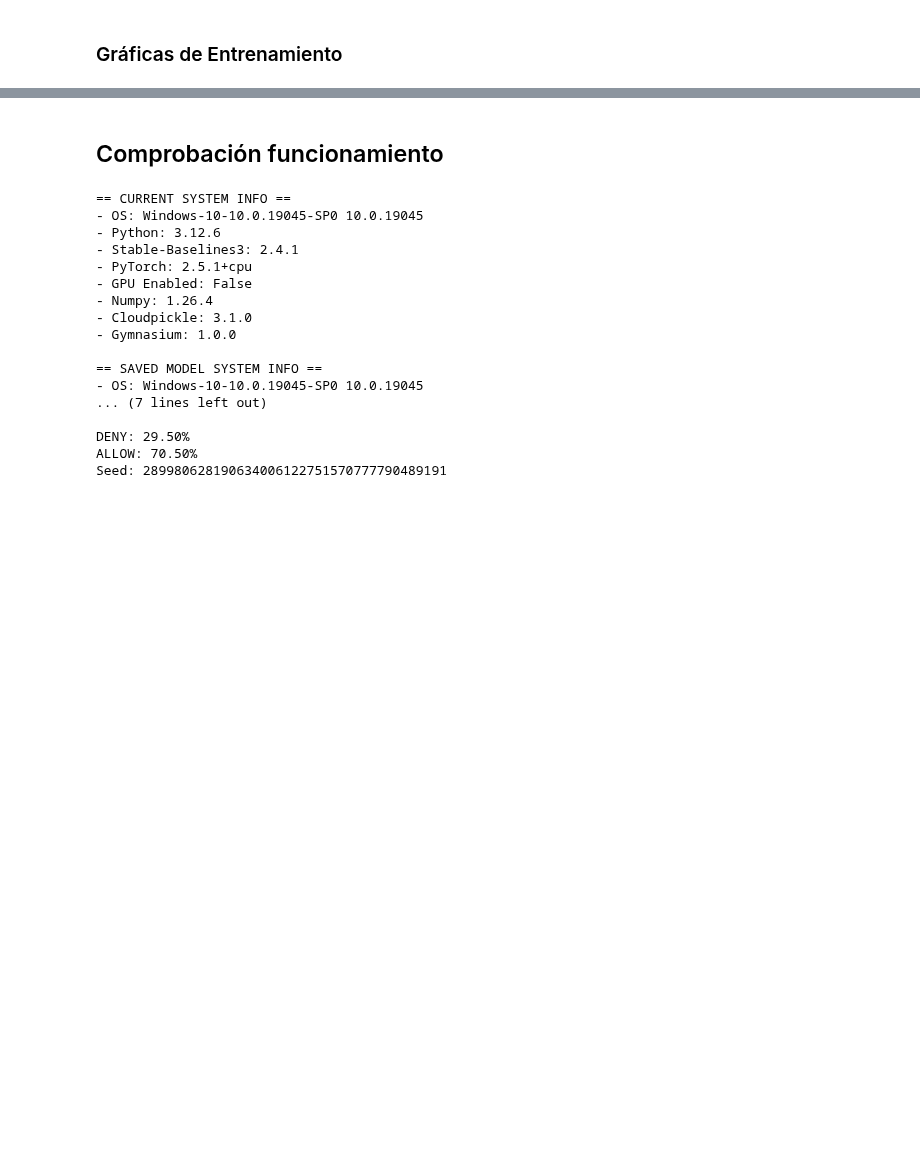
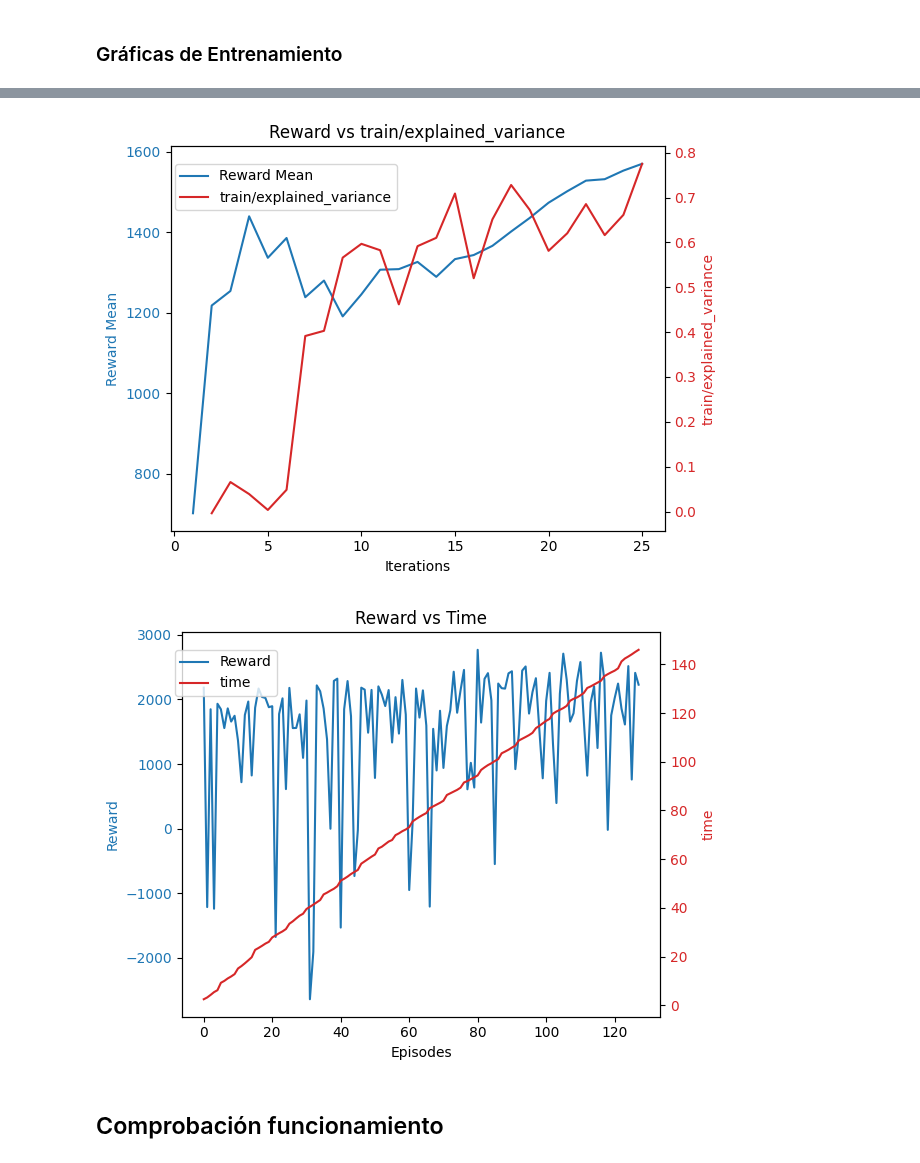
Before and after one commit to CesarRodrigu/GII-24.19-contramedidas-IoT-mediante-reinforcement-learning, a Jupyter notebook: RL/RedInicial.ipynb, the cells around one changed output, grey strips where cells are left out. Saved outputs shown, nothing was run; the diff lists cells and outputs as text; code cells hidden in the pictures; blank space fills up the shorter version.

```diff
--- a/RL/RedInicial.ipynb
+++ b/RL/RedInicial.ipynb
@@ -190,0 +60,3 @@ Avaliable metrics:  ['time/total_timesteps', 'time/fps', 'rollout/ep_rew_mean',
+# %%
+get_train_graph(logs_path, save=True)
+# %% [output]
@@ -191,58 +64,4 @@ Avaliable metrics:  ['time/total_timesteps', 'time/fps', 'rollout/ep_rew_mean',
+[figure, added]
+[figure, added]
 # %% [markdown]
 ## Comprobación funcionamiento
-# %%
-seed = 289980628190634006122751570777790489191
-env: RouterEnv = make(env_id, seed=seed)
-seed: int = env.np_random_seed
-model: PPO = PPO.load(name, print_system_info=True)
-
-num_steps = 1
-obs, _ = env.reset()
-# Variables de información:
-
-stats = []
-rewards = []
-
-# -------------------------
-
-_states = None
-ant = env._get_info()
-for episode in range(num_steps):
-
-    done = False
-    step_counter = 0
-    while not done:
-        action, _states = model.predict(obs, deterministic=True)
-        obs, reward, done, terminated, info = env.step(action)
-
-        stats.append(info["Stats"])
-        rewards.append(reward)
-
-        done: bool = done or terminated
-
-    env.reset()
-    step_counter += 1
-
-# Debug
-acciones = [x["Action"] for x in stats]
-calcular_stats_acciones(acciones)
-
-print(f"Seed: {env.np_random_seed}")
-# %% [output]
-== CURRENT SYSTEM INFO ==
-- OS: Windows-10-10.0.19045-SP0 10.0.19045
-- Python: 3.12.6
-- Stable-Baselines3: 2.4.1
-- PyTorch: 2.5.1+cpu
-- GPU Enabled: False
-- Numpy: 1.26.4
-- Cloudpickle: 3.1.0
-- Gymnasium: 1.0.0
-
-== SAVED MODEL SYSTEM INFO ==
-- OS: Windows-10-10.0.19045-SP0 10.0.19045
-... (7 lines left out)
-
-DENY: 29.50%
-ALLOW: 70.50%
-Seed: 289980628190634006122751570777790489191
```
Also changed, not shown: parts of 12 cells of this notebook, 10 other files.
